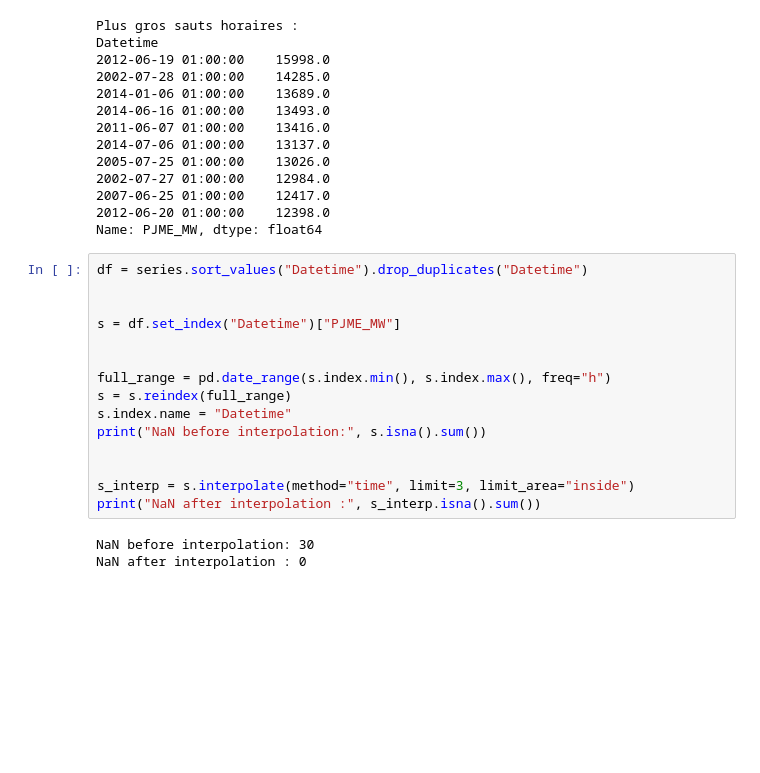
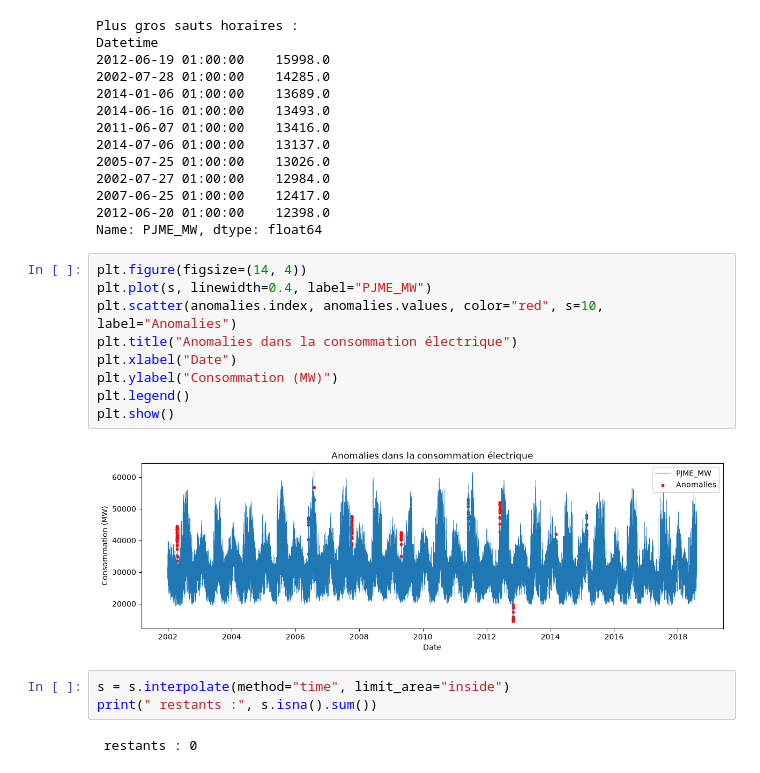
Before and after one commit to Oumohgh/electricity-demand-forecasting-azure, a Jupyter notebook: notebook.ipynb, the cells around one changed output. Cells and saved outputs as stored; diff of their text form; blank space fills up the shorter version.

```diff
--- a/notebook.ipynb
+++ b/notebook.ipynb
@@ -281,21 +275,19 @@ Datetime
 2007-06-25 01:00:00    12417.0
 2012-06-20 01:00:00    12398.0
 Name: PJME_MW, dtype: float64
+# %%
+plt.figure(figsize=(14, 4))
+plt.plot(s, linewidth=0.4, label="PJME_MW")
+plt.scatter(anomalies.index, anomalies.values, color="red", s=10, label="Anomalies")
+plt.title("Anomalies dans la consommation électrique")
+plt.xlabel("Date")
+plt.ylabel("Consommation (MW)")
+plt.legend()
+plt.show()
+# %% [output]
+[figure, added]
 # %%
-df = series.sort_values("Datetime").drop_duplicates("Datetime")
-
-
-s = df.set_index("Datetime")["PJME_MW"]
-
-
-full_range = pd.date_range(s.index.min(), s.index.max(), freq="h")
-s = s.reindex(full_range)
-s.index.name = "Datetime"
-print("NaN before interpolation:", s.isna().sum())
-
-
-s_interp = s.interpolate(method="time", limit=3, limit_area="inside")
-print("NaN after interpolation :", s_interp.isna().sum())
+s = s.interpolate(method="time", limit_area="inside")
+print(" restants :", s.isna().sum())
 # %% [output]
-NaN before interpolation: 30
-NaN after interpolation : 0
+ restants : 0
```
Also changed, not shown: parts of 15 cells of this notebook.
